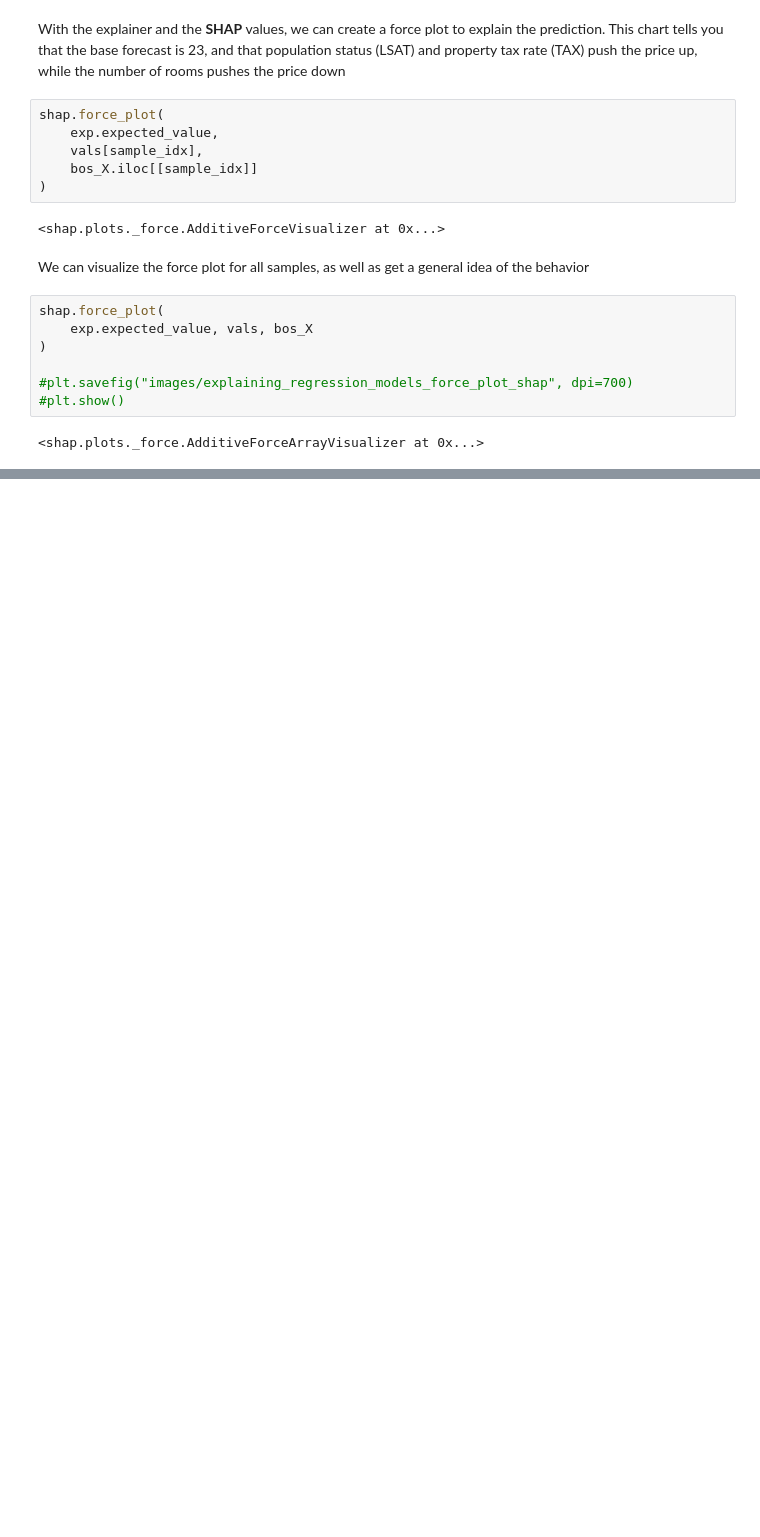
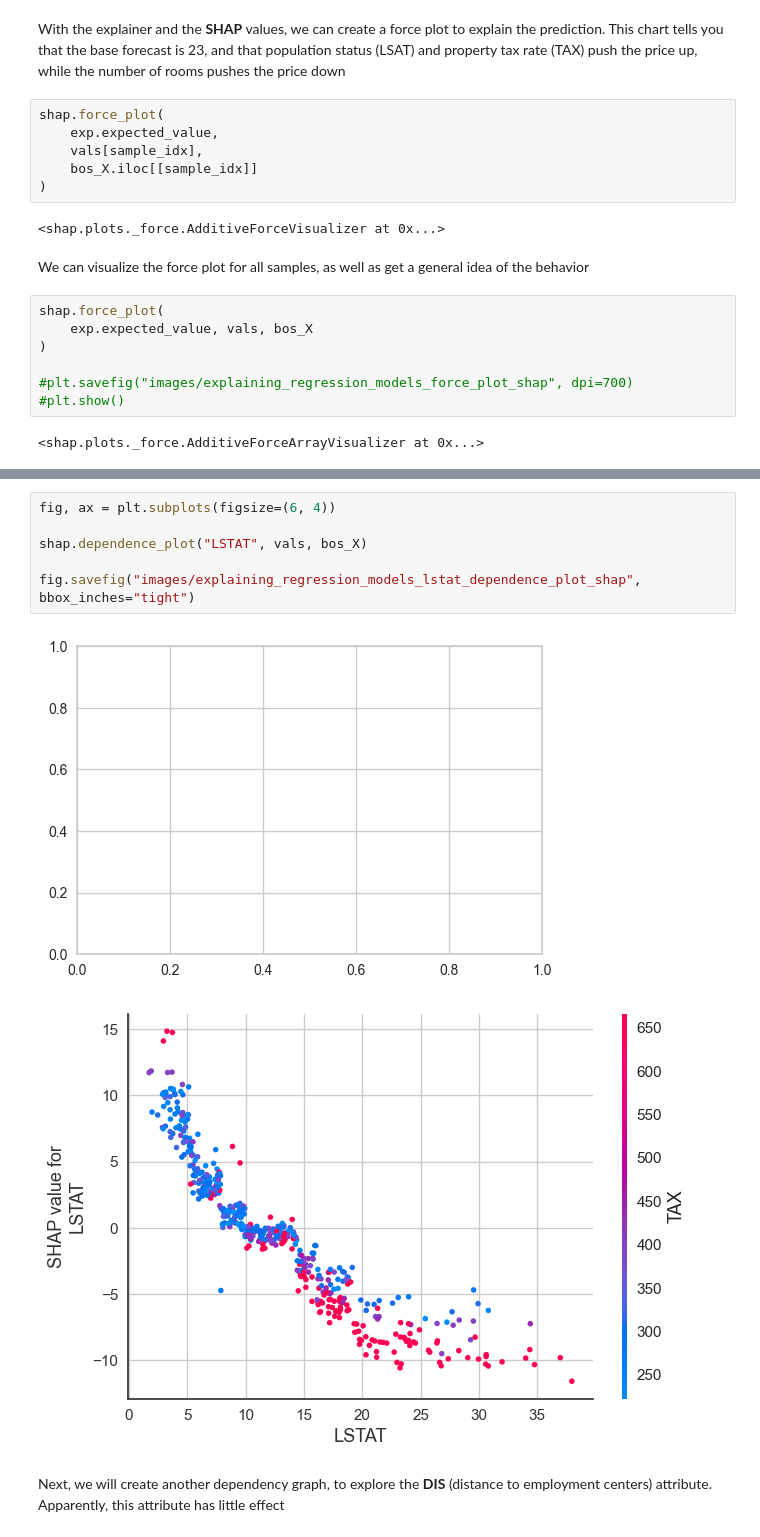
Before and after one commit to DellaCortef/machine-learning-pocket-reference, a Jupyter notebook: explaining-regression-models.ipynb, the cells around one changed output, grey strips where cells are left out. Drawn from its saved outputs; the diff is of its cells as text; blank space fills up the shorter version.

```diff
--- a/explaining-regression-models.ipynb
+++ b/explaining-regression-models.ipynb
@@ -384,0 +376,11 @@ fig.savefig("images/explaining_regression_models_lsat_dependence_plot_shap", bbo
+# %%
+fig, ax = plt.subplots(figsize=(6, 4))
+
+shap.dependence_plot("LSTAT", vals, bos_X)
+
+fig.savefig("images/explaining_regression_models_lstat_dependence_plot_shap", bbox_inches="tight")
+# %% [output]
+[figure, added]
+[figure, added]
+# %% [markdown]
+Next, we will create another dependency graph, to explore the **DIS** (distance to employment centers) attribute. Apparently, this attribute has little effect
```
Also changed, not shown: parts of 4 cells of this notebook, 3 other files.
